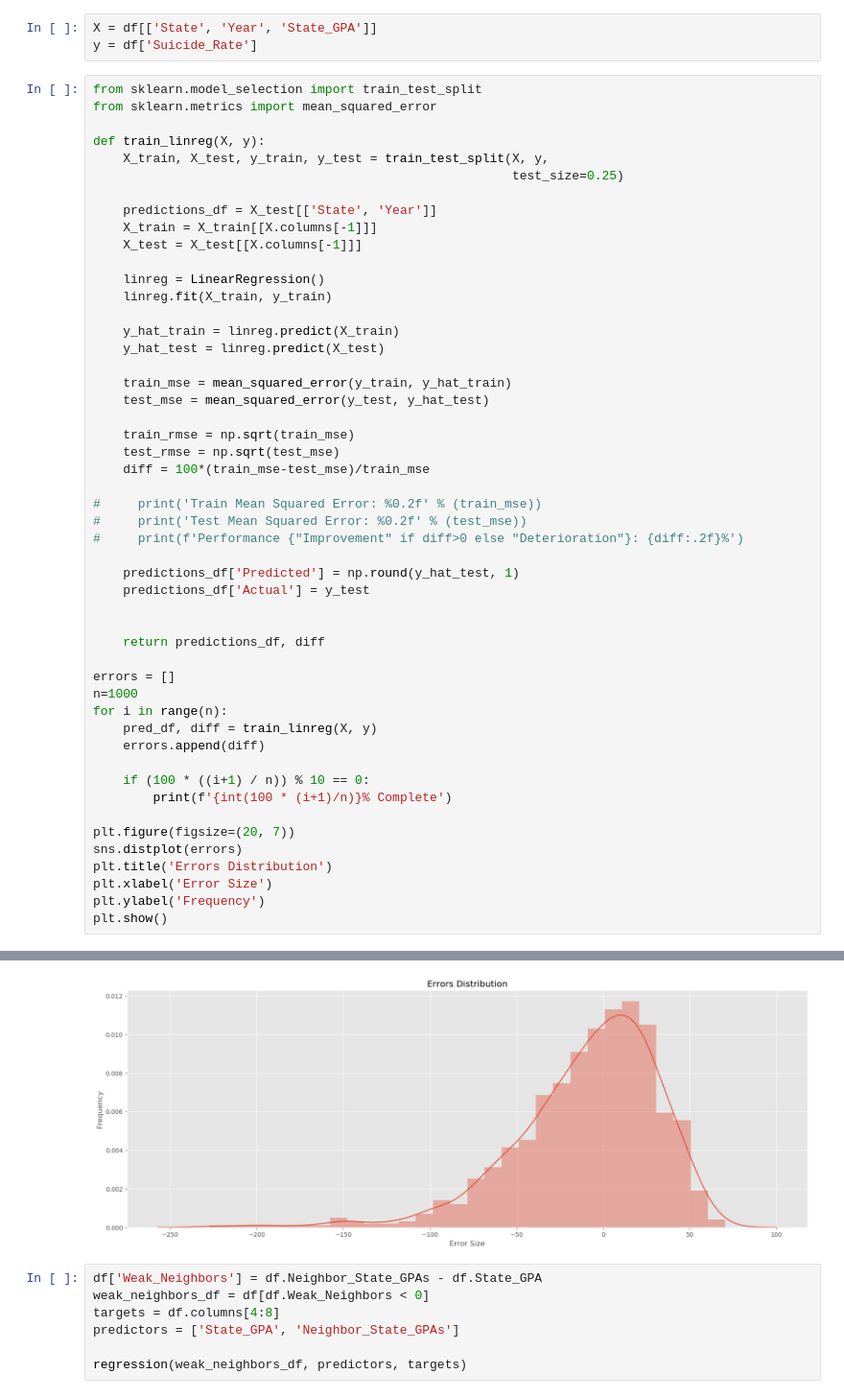
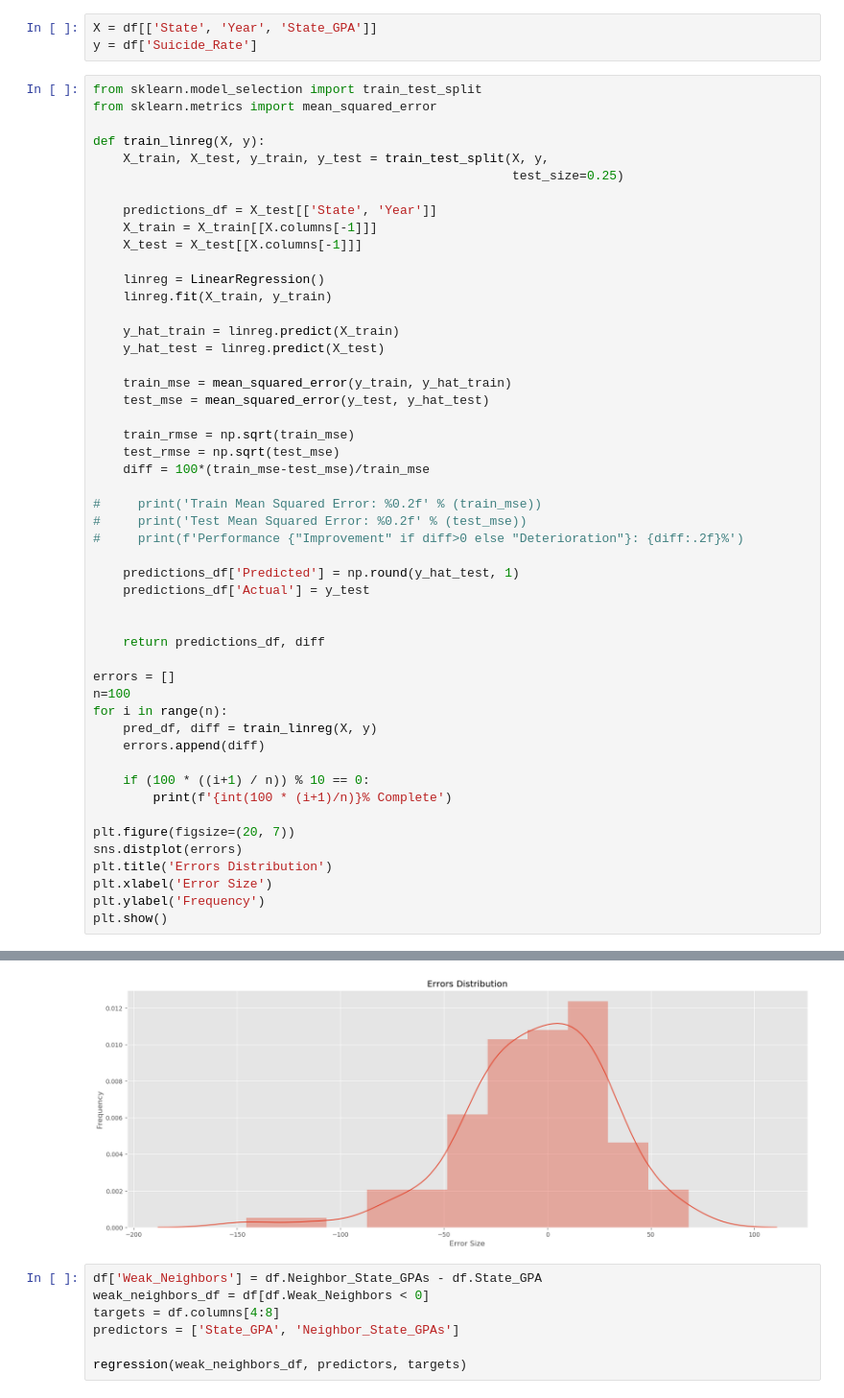
Before and after one commit to AlanHowlett/us_gun_laws, a Jupyter notebook: state_level_analysis.ipynb, the cells around one changed output, grey strips where cells are left out. Shown at 96% size. Drawn from its saved outputs; the diff is of its cells as text.

```diff
--- a/state_level_analysis.ipynb
+++ b/state_level_analysis.ipynb
@@ -600,35 +600,35 @@ def train_linreg(X, y):
     predictions_df['Actual'] = y_test
 
 
     return predictions_df, diff
 
 errors = []
-n=1000
+n=100
 for i in range(n):
     pred_df, diff = train_linreg(X, y)
     errors.append(diff)
 
     if (100 * ((i+1) / n)) % 10 == 0:
         print(f'{int(100 * (i+1)/n)}% Complete')
 
 plt.figure(figsize=(20, 7))
 sns.distplot(errors)
 plt.title('Errors Distribution')
 plt.xlabel('Error Size')
 plt.ylabel('Frequency')
 plt.show()
 # %% [output]
 10% Complete
 20% Complete
 30% Complete
 40% Complete
 50% Complete
 60% Complete
 70% Complete
 80% Complete
 90% Complete
 100% Complete
-[figure, old version]
+[figure, new version]
 # %%
 df['Weak_Neighbors'] = df.Neighbor_State_GPAs - df.State_GPA
 weak_neighbors_df = df[df.Weak_Neighbors < 0]
```
Also changed, not shown: parts of 24 cells of this notebook.
